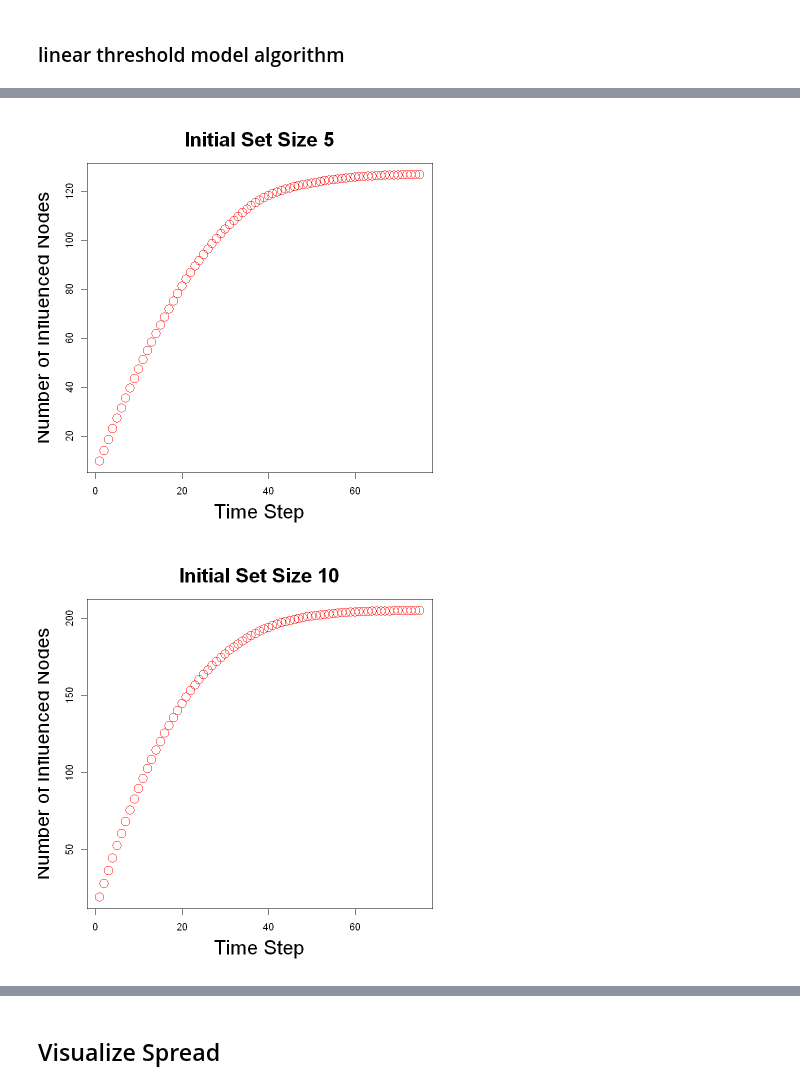
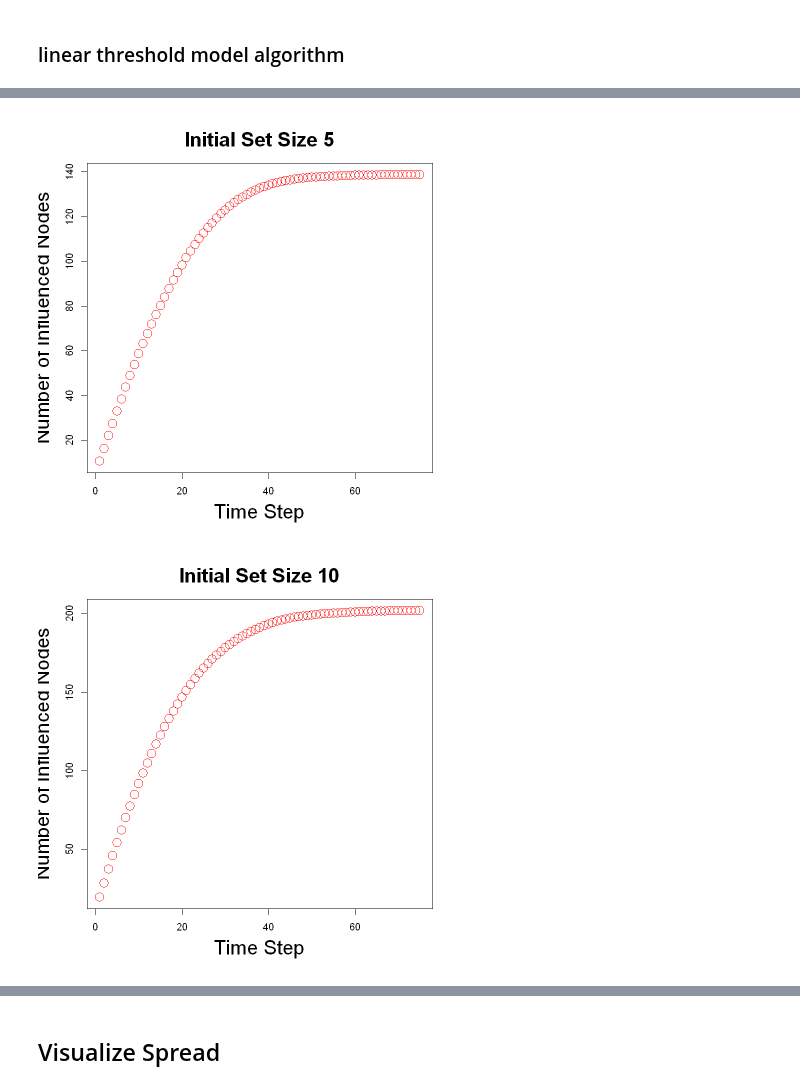
Before and after one commit to mlpotter/ECENGR232E-80, a Jupyter notebook: project_4/open_ended_fast.ipynb, the cells around one changed output, grey strips where cells are left out. Drawn from its saved outputs; the diff is of its cells as text; code cells hidden in the pictures.

```diff
--- a/project_4/open_ended_fast.ipynb
+++ b/project_4/open_ended_fast.ipynb
@@ -85,0 +109,4 @@ sprintf("# Nodes: %d , # Edges: %d",vcount(location_graph_simplified),ecount(loc
+# %%
+remove_nodes <- names(pagerank_scores[1:50])
+# %%
+location_graph_simplified <- delete_vertices(location_graph_simplified,remove_nodes)
@@ -119,8 +150,8 @@ for (active_set_size in active_set_sizes){
 
     n_initial_nodes <- active_set_size
 #     start_nodes <- names(sort(degree(location_graph_directed),decreasing=TRUE)[1:n_initial_nodes])
-    start_nodes <- names(sort(betweenness(location_graph_directed),decreasing=TRUE)[1:n_initial_nodes])
-#     start_nodes <- sample(V(location_graph_directed)$name,n_initial_nodes)
+#     start_nodes <- names(sort(betweenness(location_graph_directed),decreasing=TRUE)[1:n_initial_nodes])
+    start_nodes <- sample(V(location_graph_directed)$name,n_initial_nodes)
 
     active_counts <- matrix(nrow=trials,ncol=time_steps)
 
@@ -190,7 +219,7 @@ plot(active_set_sizes,final_results,
     cex=3)
 lines(active_set_sizes,final_results,col='blue')
 
-filename <- paste('images\\open_end_',"total_influence_btw",'.png')
+filename <- paste('images\\open_end_',"total_influence_random_pr",'.png')
 dev.copy(png,filename)
 dev.off()
 # %% [output]
@@ -202,18 +231,18 @@ png
 # %%
 for (active_set_ in as.character(active_set_sizes)){
     plot(colMeans(results_list[[active_set_]]),
             col='red',
             main=sprintf("Initial Set Size %s",active_set_),
             xlab="Time Step",
             ylab="Number of Influenced Nodes",
              cex.main=2,
     cex.lab=2,
          cex=2
     )
-    filename <- paste('images\\open_end_btw',active_set_,'.png')
+    filename <- paste('images\\open_end_random_pr',active_set_,'.png')
     dev.copy(png,filename)
     dev.off()
 }
 # %% [output]
-[figure, old version]
+[figure, new version]
-[figure, old version]
+[figure, new version]
```
Also changed, not shown: parts of 29 cells of this notebook.
